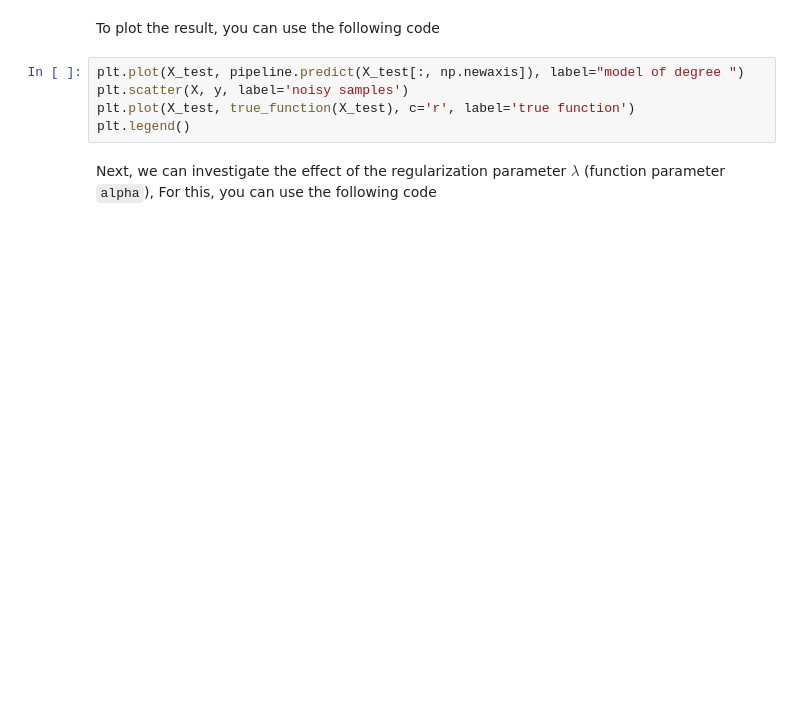
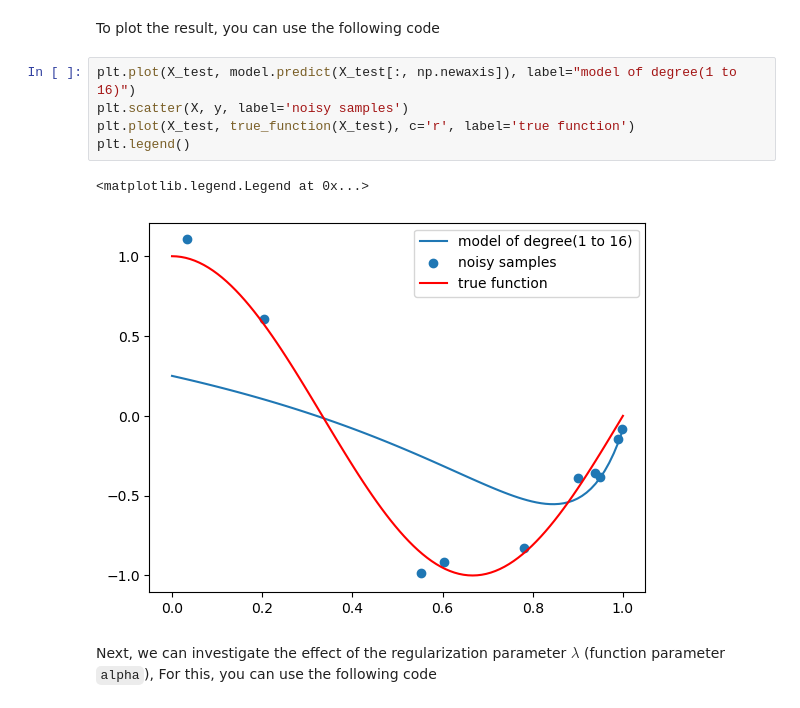
Before and after one commit to AloIsCoding/modeling-lab-project, a Jupyter notebook: Block 3/theory_assignment.ipynb, the cells around one changed output. Cells and saved outputs as stored; diff of their text form; blank space fills up the shorter version.

```diff
--- a/Block 3/theory_assignment.ipynb
+++ b/Block 3/theory_assignment.ipynb
@@ -337,10 +359,13 @@ pipeline.fit(X[:, np.newaxis], y)
 # %% [markdown]
 To plot the result, you can use the following code
 # %%
-plt.plot(X_test, pipeline.predict(X_test[:, np.newaxis]), label="model of degree ")
+plt.plot(X_test, model.predict(X_test[:, np.newaxis]), label="model of degree(1 to 16)")
 plt.scatter(X, y, label='noisy samples')
 plt.plot(X_test, true_function(X_test), c='r', label='true function')
 plt.legend()
+# %% [output]
+<matplotlib.legend.Legend at 0x...>
+[figure, added]
 # %% [markdown]
 Next, we can investigate the effect of the regularization parameter $\lambda$ (function parameter `alpha`), For this, you can use the following code
 # %%
```
Also changed, not shown: parts of 22 cells of this notebook.
